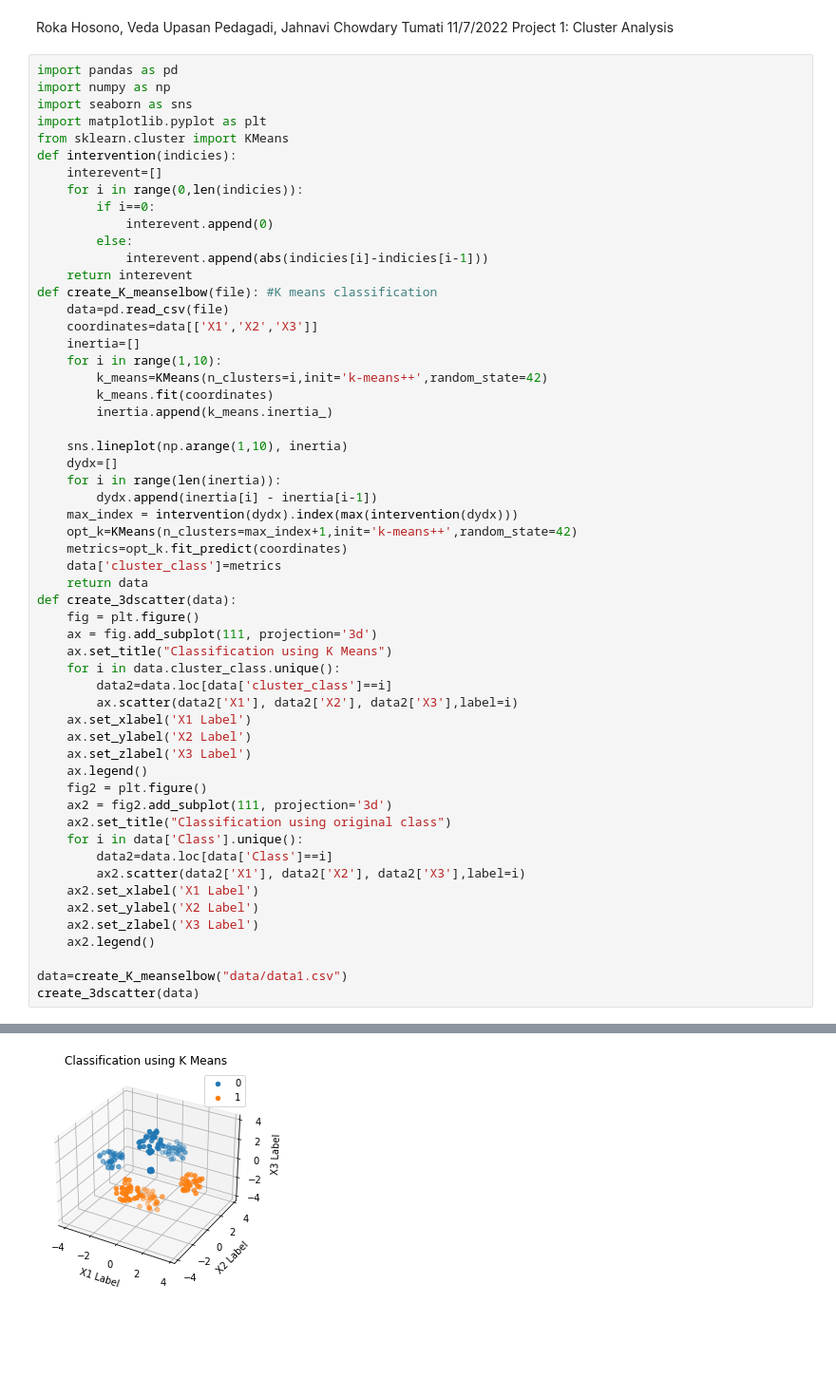
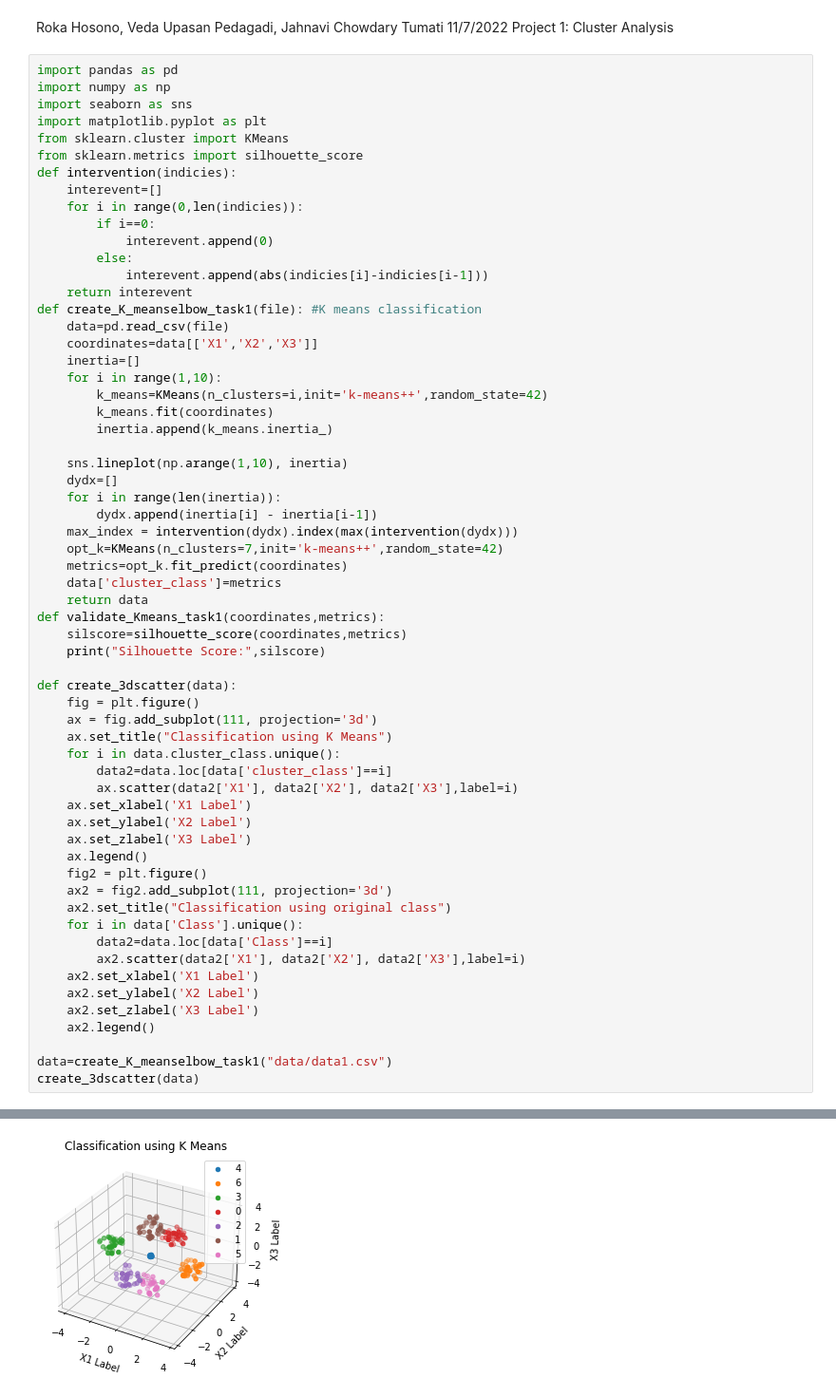
Before and after one commit to glazedonut/IEClusteingAnalysisProject, a Jupyter notebook: report.ipynb, the cells around one changed output, grey strips where cells are left out. Shown at 95% size. Cells and saved outputs as stored; diff of their text form; blank space fills up the shorter version.

```diff
--- a/report.ipynb
+++ b/report.ipynb
@@ -10,6 +10,7 @@ import numpy as np
 import seaborn as sns
 import matplotlib.pyplot as plt
 from sklearn.cluster import KMeans
+from sklearn.metrics import silhouette_score
 def intervention(indicies):
     interevent=[]
     for i in range(0,len(indicies)):
@@ -18,7 +19,7 @@ def intervention(indicies):
         else:
             interevent.append(abs(indicies[i]-indicies[i-1]))
     return interevent
-def create_K_meanselbow(file): #K means classification
+def create_K_meanselbow_task1(file): #K means classification
     data=pd.read_csv(file)
     coordinates=data[['X1','X2','X3']]
     inertia=[]
@@ -32,35 +33,39 @@ def create_K_meanselbow(file): #K means classification
     for i in range(len(inertia)):
         dydx.append(inertia[i] - inertia[i-1])
     max_index = intervention(dydx).index(max(intervention(dydx)))
-    opt_k=KMeans(n_clusters=max_index+1,init='k-means++',random_state=42)
+    opt_k=KMeans(n_clusters=7,init='k-means++',random_state=42)
     metrics=opt_k.fit_predict(coordinates)
     data['cluster_class']=metrics
     return data
+def validate_Kmeans_task1(coordinates,metrics):
+    silscore=silhouette_score(coordinates,metrics)
+    print("Silhouette Score:",silscore)
+
 def create_3dscatter(data):
     fig = plt.figure()
     ax = fig.add_subplot(111, projection='3d')
     ax.set_title("Classification using K Means")
     for i in data.cluster_class.unique():
         data2=data.loc[data['cluster_class']==i]
         ax.scatter(data2['X1'], data2['X2'], data2['X3'],label=i)
     ax.set_xlabel('X1 Label')
     ax.set_ylabel('X2 Label')
     ax.set_zlabel('X3 Label')
     ax.legend()
     fig2 = plt.figure()
     ax2 = fig2.add_subplot(111, projection='3d')
     ax2.set_title("Classification using original class")
     for i in data['Class'].unique():
         data2=data.loc[data['Class']==i]
         ax2.scatter(data2['X1'], data2['X2'], data2['X3'],label=i)
     ax2.set_xlabel('X1 Label')
     ax2.set_ylabel('X2 Label')
     ax2.set_zlabel('X3 Label')
     ax2.legend()
 
-data=create_K_meanselbow("data/data1.csv")
+data=create_K_meanselbow_task1("data/data1.csv")
 create_3dscatter(data)
 # %% [output]
 [figure]
-[figure, old version]
+[figure, new version]
 [figure]
```
